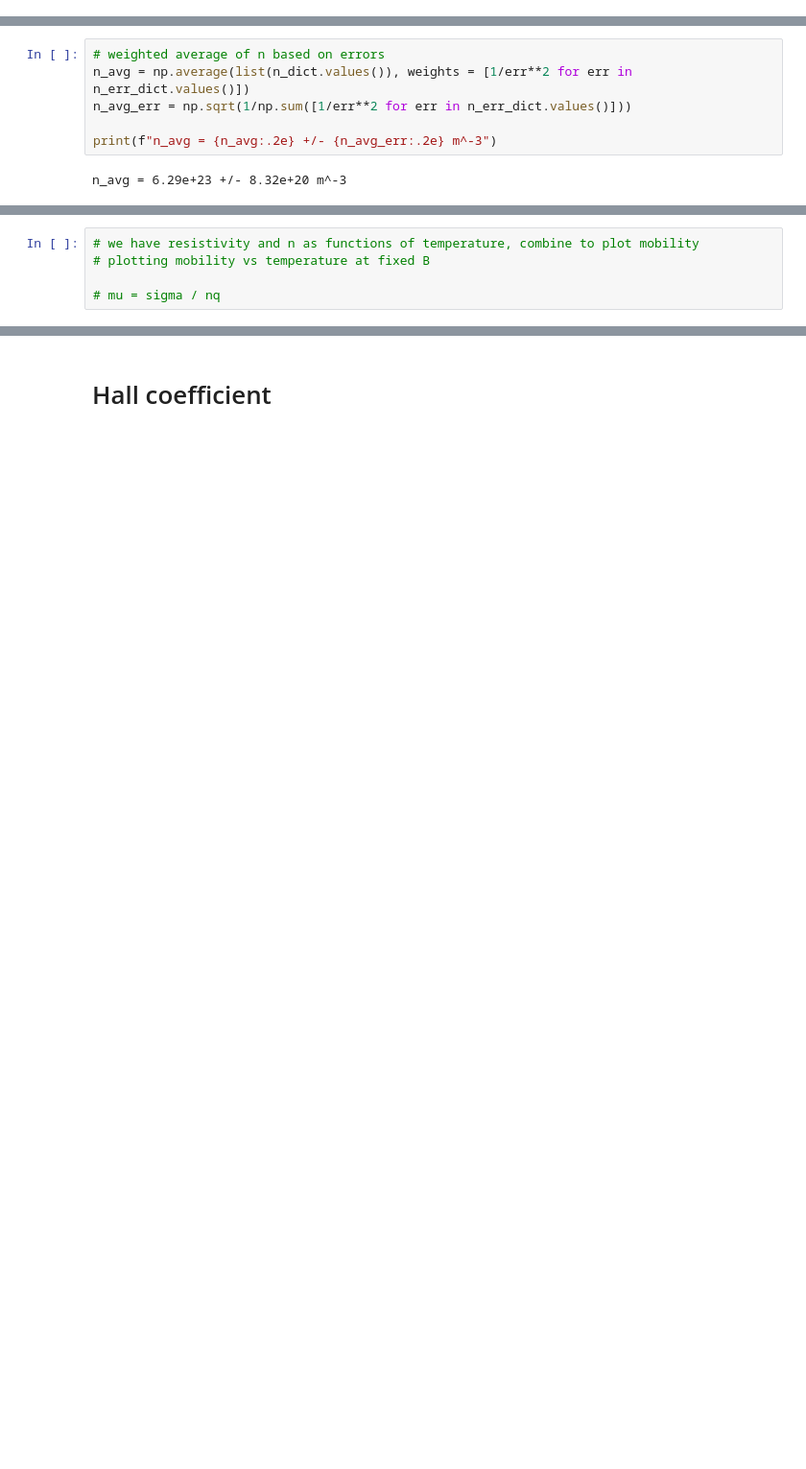
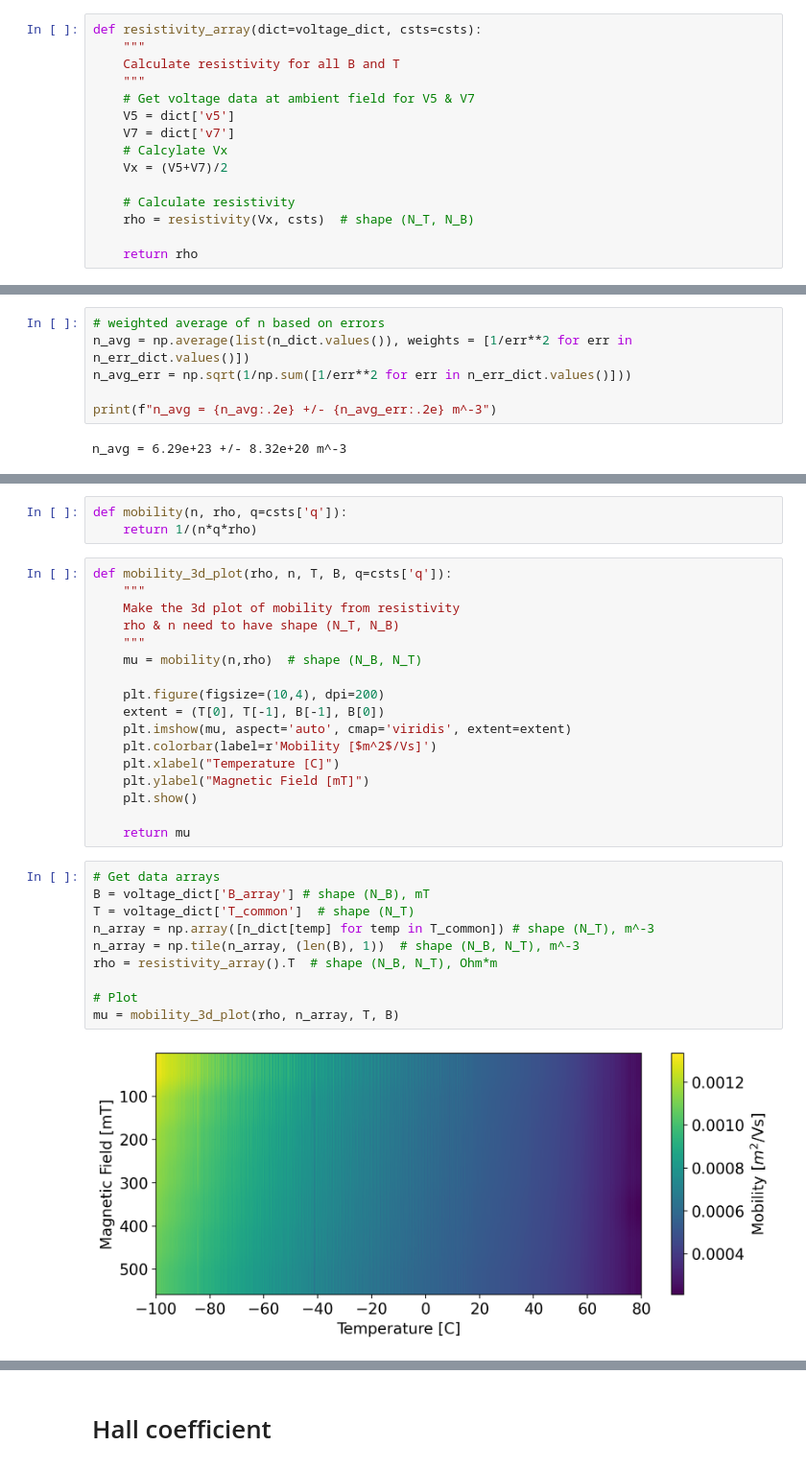
Before and after one commit to orpereira/PHYS469, a Jupyter notebook: hall_experiment/Hall_effect_post-interim.ipynb, the cells around one changed output, grey strips where cells are left out. Shown at 96% size. Saved outputs shown, nothing was run; the diff lists cells and outputs as text; blank space fills up the shorter version.

```diff
--- a/hall_experiment/Hall_effect_post-interim.ipynb
+++ b/hall_experiment/Hall_effect_post-interim.ipynb
@@ -197,3 +196,18 @@ def resistivity(V, csts):
+# %%
+def resistivity_array(dict=voltage_dict, csts=csts):
+    """
+    Calculate resistivity for all B and T
+    """
+    # Get voltage data at ambient field for V5 & V7
+    V5 = dict['v5']
+    V7 = dict['v7']
+    # Calcylate Vx
+    Vx = (V5+V7)/2
+
+    # Calculate resistivity
+    rho = resistivity(Vx, csts)  # shape (N_T, N_B)
+
+    return rho
 # %%
 def plot_resistivity(B, dict=voltage_dict, csts=csts):
     # Get ambient field
@@ -401,5 +415,32 @@ n_avg = 6.29e+23 +/- 8.32e+20 m^-3
-# %%
-# we have resistivity and n as functions of temperature, combine to plot mobility
-# plotting mobility vs temperature at fixed B
-
-# mu = sigma / nq
+# %%
+def mobility(n, rho, q=csts['q']):
+    return 1/(n*q*rho)
+# %%
+def mobility_3d_plot(rho, n, T, B, q=csts['q']):
+    """
+    Make the 3d plot of mobility from resistivity
+    rho & n need to have shape (N_T, N_B)
+    """
+    mu = mobility(n,rho)  # shape (N_B, N_T)
+
+    plt.figure(figsize=(10,4), dpi=200)
+    extent = (T[0], T[-1], B[-1], B[0])
+    plt.imshow(mu, aspect='auto', cmap='viridis', extent=extent)
+    plt.colorbar(label=r'Mobility [$m^2$/Vs]')
+    plt.xlabel("Temperature [C]")
+    plt.ylabel("Magnetic Field [mT]")
+    plt.show()
+
+    return mu
+# %%
+# Get data arrays
+B = voltage_dict['B_array'] # shape (N_B), mT
+T = voltage_dict['T_common']  # shape (N_T)
+n_array = np.array([n_dict[temp] for temp in T_common]) # shape (N_T), m^-3
+n_array = np.tile(n_array, (len(B), 1))  # shape (N_B, N_T), m^-3
+rho = resistivity_array().T  # shape (N_B, N_T), Ohm*m
+
+# Plot
+mu = mobility_3d_plot(rho, n_array, T, B)
+# %% [output]
+[figure, added]
```
Also changed, not shown: parts of 19 cells of this notebook.
